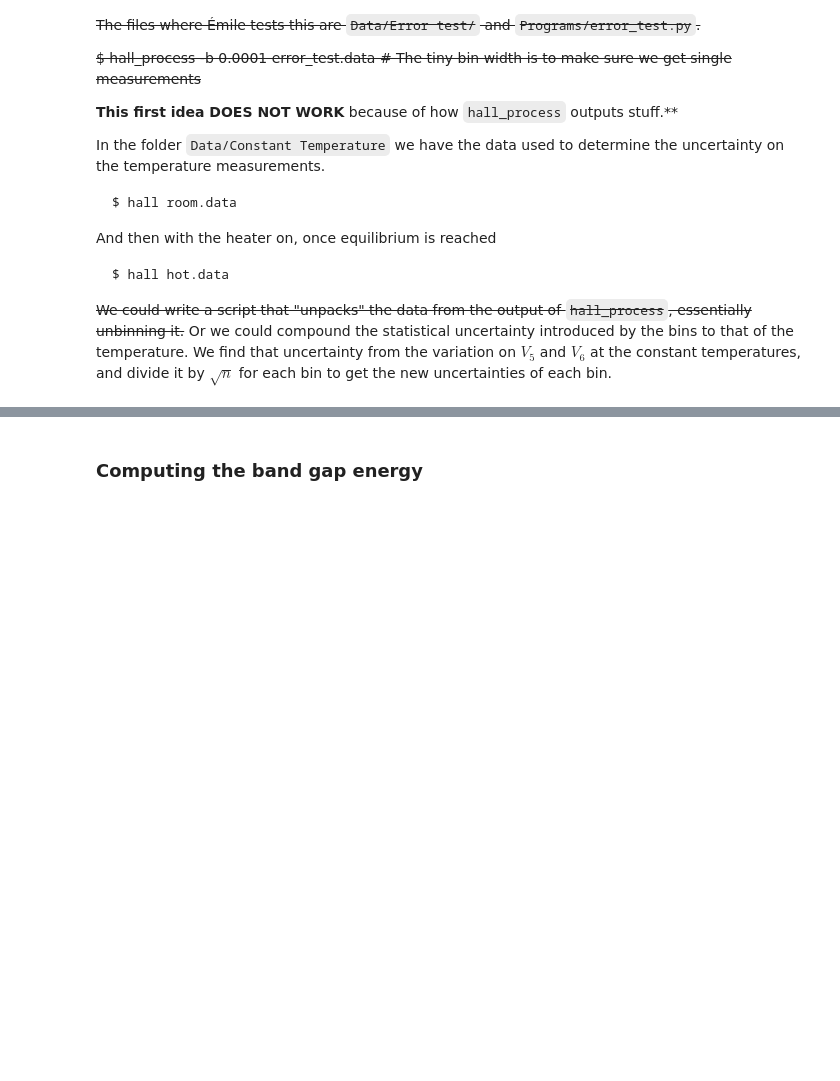
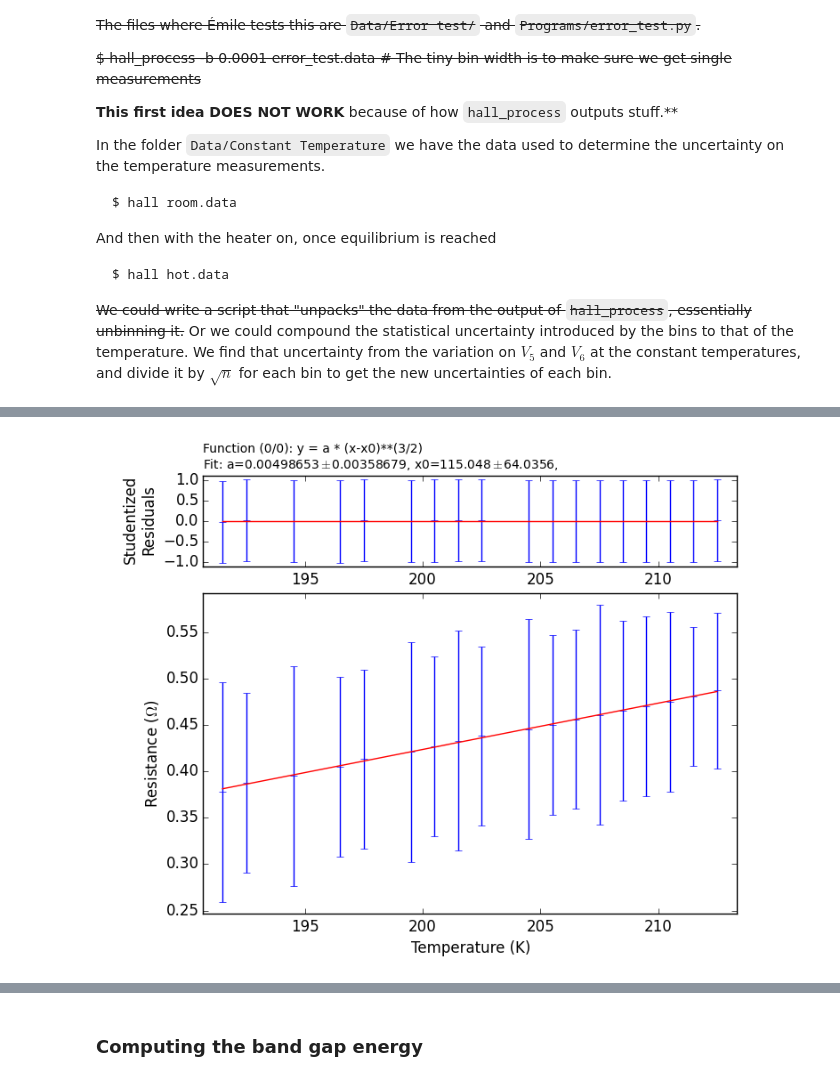
Before and after one commit to ejetzer/hall, a Jupyter notebook: Outline/Lab Outline.ipynb, the cells around one changed output, grey strips where cells are left out. Saved outputs shown, nothing was run; the diff lists cells and outputs as text; code cells hidden in the pictures; blank space fills up the shorter version.

```diff
--- a/Outline/Lab Outline.ipynb
+++ b/Outline/Lab Outline.ipynb
@@ -221,0 +279,4 @@ reload(error_test)
+# %%
+Image('../Graphs/RvsT/fit_power.png')
+# %% [output]
+[figure, added]
```
Also changed, not shown: parts of 9 cells of this notebook, 16 other files.
